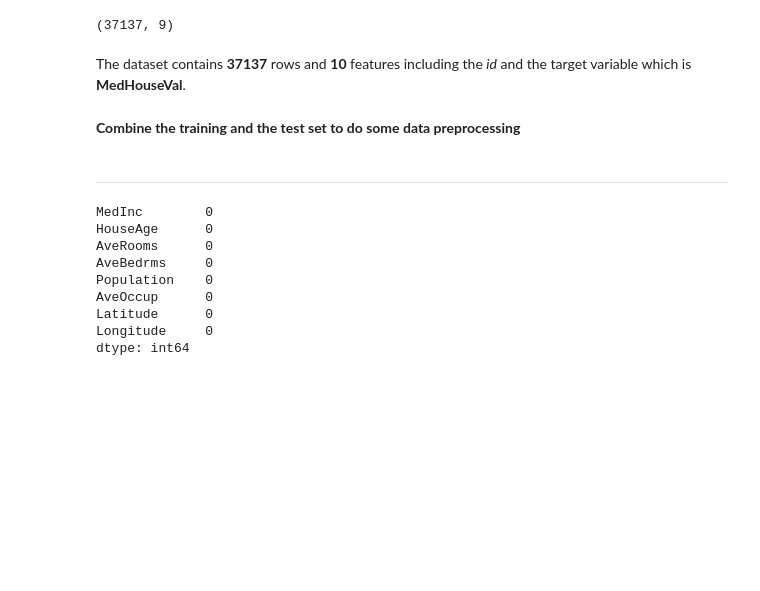
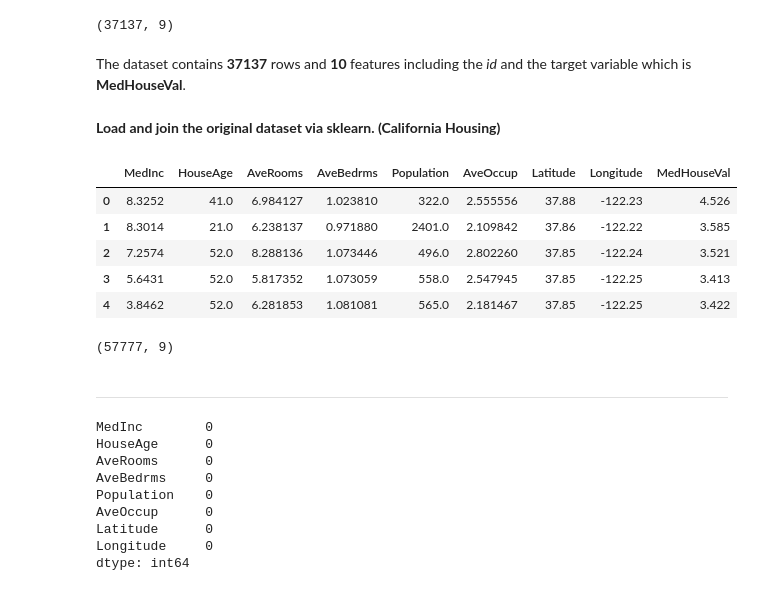
Before and after one commit to hikmatullah-mohammadi/kaggle-ps-s3e1, a Jupyter notebook: playground-s3e1-california-house.ipynb, the cells around one changed output. Cells and saved outputs as stored; diff of their text form; code cells hidden in the pictures; blank space fills up the shorter version.

```diff
--- a/playground-s3e1-california-house.ipynb
+++ b/playground-s3e1-california-house.ipynb
@@ -29,6 +37,25 @@ df_train.shape
 (37137, 9)
 # %% [markdown]
 The dataset contains **37137** rows and **10** features including the *id* and the target variable which is **MedHouseVal**.
-# %% [markdown]
-**Combine the training and the test set to do some data preprocessing**
+# %% [markdown]
+**Load and join the original dataset via sklearn. (California Housing)**
+# %%
+import sklearn.datasets as skl_ds
+df_orig = skl_ds.fetch_california_housing()
+df_orig = pd.DataFrame(data= np.c_[df_orig['data'], df_orig['target']],
+                     columns= df_orig['feature_names'] + ['MedHouseVal'])
+df_orig.head()
+# %% [output]
+|  | MedInc | HouseAge | AveRooms | AveBedrms | Population | AveOccup | Latitude | Longitude | MedHouseVal |
+| 0 | 8.3252 | 41.0 | 6.984127 | 1.023810 | 322.0 | 2.555556 | 37.88 | -122.23 | 4.526 |
+| 1 | 8.3014 | 21.0 | 6.238137 | 0.971880 | 2401.0 | 2.109842 | 37.86 | -122.22 | 3.585 |
+| 2 | 7.2574 | 52.0 | 8.288136 | 1.073446 | 496.0 | 2.802260 | 37.85 | -122.24 | 3.521 |
+| 3 | 5.6431 | 52.0 | 5.817352 | 1.073059 | 558.0 | 2.547945 | 37.85 | -122.25 | 3.413 |
+| 4 | 3.8462 | 52.0 | 6.281853 | 1.081081 | 565.0 | 2.181467 | 37.85 | -122.25 | 3.422 |
+# %%
+## Let's join the two datasets (training and the original) as the training set
+df_train = df_train.append(df_orig)
+df_train.shape
+# %% [output]
+(57777, 9)
 # %%
```
Also changed, not shown: parts of 22 cells of this notebook.
